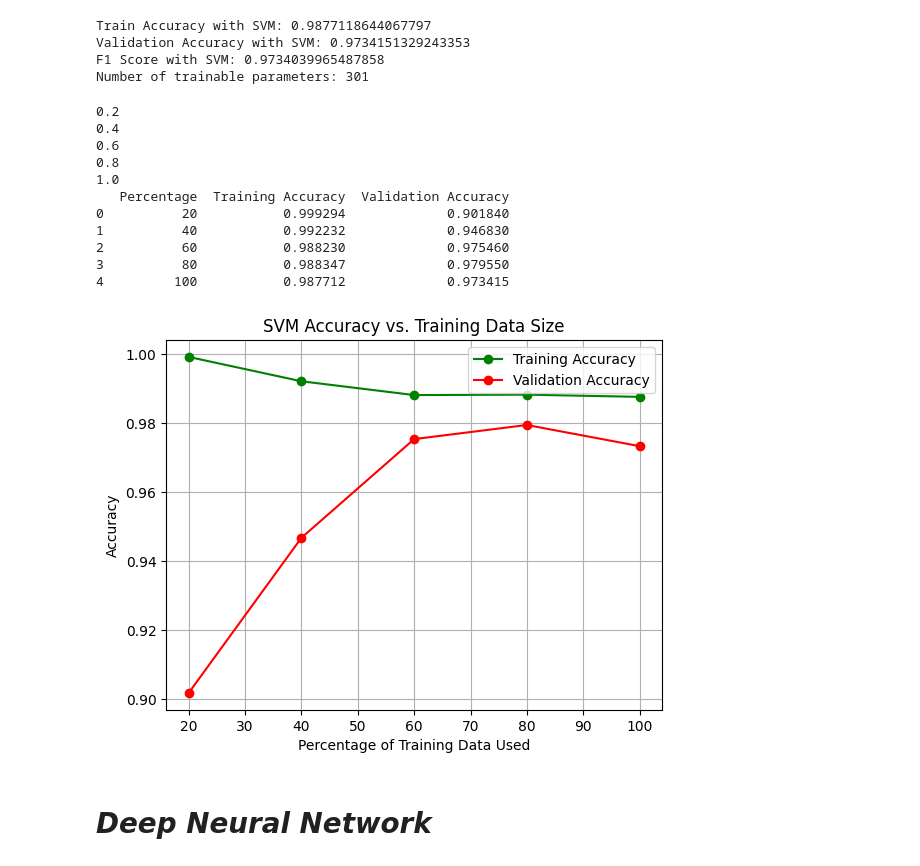
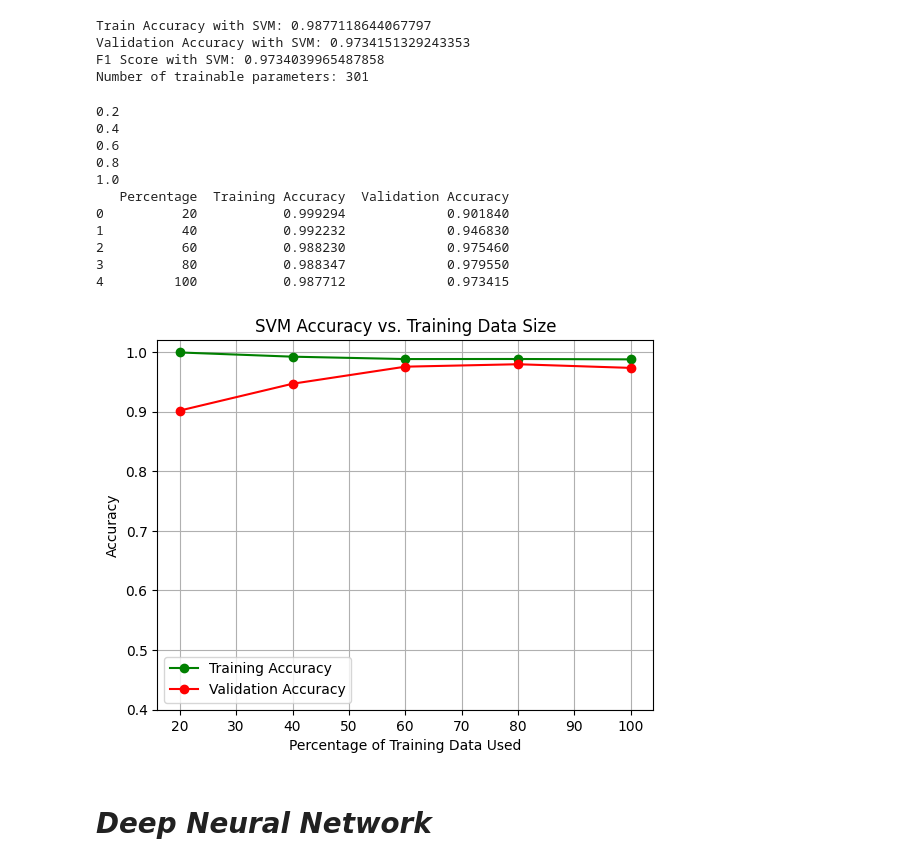
Before and after one commit to psarath22/CS771_M1, a Jupyter notebook: codes/Task2_combined_data.ipynb, the cells around one changed output. Drawn from its saved outputs; the diff is of its cells as text; code cells hidden in the pictures.

```diff
--- a/codes/Task2_combined_data.ipynb
+++ b/codes/Task2_combined_data.ipynb
@@ -608,34 +609,35 @@ print(accuracy_df)
 
 # Plot the accuracies with different colors for train and validation accuracy
 plt.plot([int(p * 100) for p in train_percentages], train_accuracies, label='Training Accuracy', color='green', marker='o')
 plt.plot([int(p * 100) for p in train_percentages], valid_accuracies, label='Validation Accuracy', color='red', marker='o')
 
 # Add labels and title
+plt.ylim(0.4, 1.02)
 plt.xlabel('Percentage of Training Data Used')
 plt.ylabel('Accuracy')
 plt.title('SVM Accuracy vs. Training Data Size')
 
 # Display legend
 plt.legend()
 
 # Add grid for better readability
 plt.grid(True)
 
 # Show the plot
 plt.show()
 # %% [output]
 0.2
 0.4
 0.6
 0.8
 1.0
    Percentage  Training Accuracy  Validation Accuracy
 0          20           0.999294             0.901840
 1          40           0.992232             0.946830
 2          60           0.988230             0.975460
 3          80           0.988347             0.979550
 4         100           0.987712             0.973415
-[figure, old version]
+[figure, new version]
 # %% [markdown]
 # ***Deep Neural Network***
 # %%
```
Also changed, not shown: parts of 3 cells of this notebook, 1 other file.
